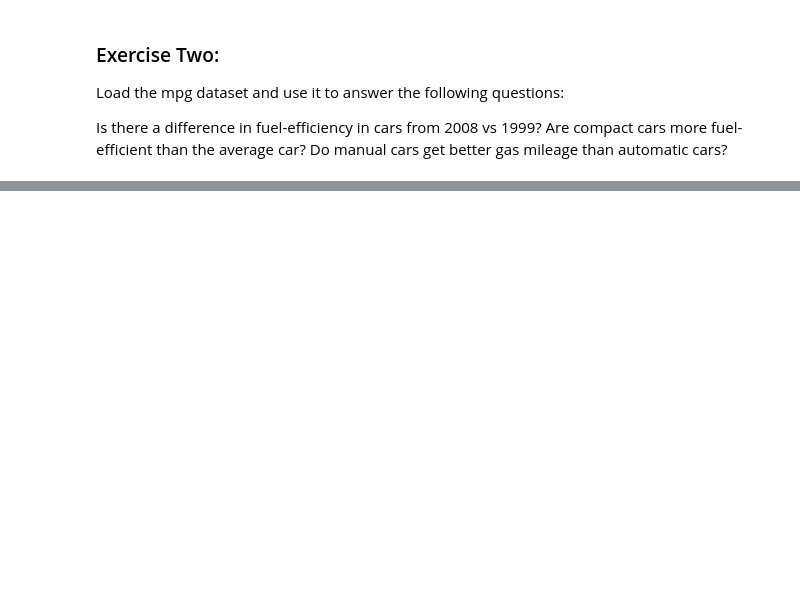
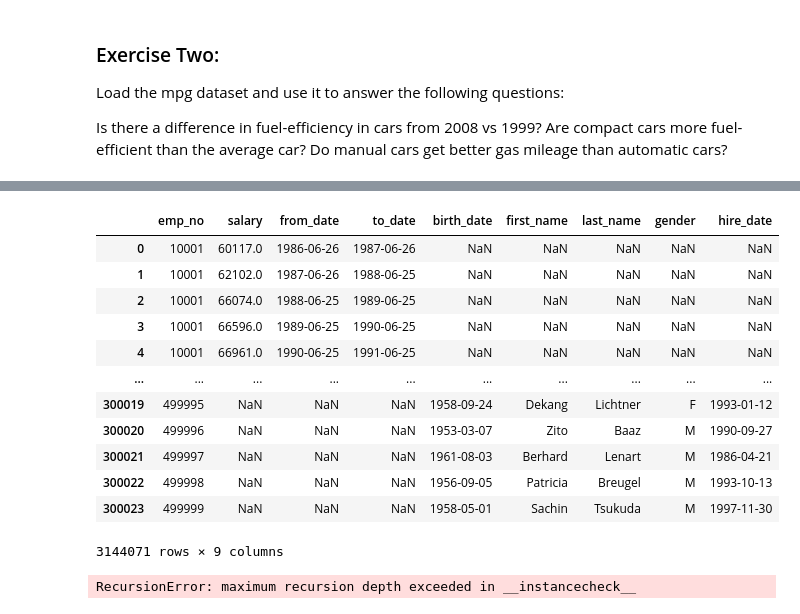
Before and after one commit to jeneyring/Stats, a Jupyter notebook: hypothesis_testing.ipynb, the cells around one changed output, grey strips where cells are left out. Saved outputs shown, nothing was run; the diff lists cells and outputs as text; code cells hidden in the pictures; blank space fills up the shorter version.

```diff
--- a/hypothesis_testing.ipynb
+++ b/hypothesis_testing.ipynb
@@ -247,0 +329,8 @@ TypeError: unsupported operand type(s) for /: 'str' and 'int'
+# %%
+import pandas as pd
+import env
+url = f'mysql+pymysql://{env.user}:{env.password}@{env.host}/employees'
+
+salaries = pd.read_sql('SELECT * FROM salaries', url)
+titles = pd.read_sql('SELECT * FROM titles', url)
+employees = pd.read_sql('SELECT * FROM employees', url)
@@ -247,0 +349,17 @@ TypeError: unsupported operand type(s) for /: 'str' and 'int'
+# %%
+df_salary = pd.concat([salaries, employees])
+df_salary
+# %% [output]
+|  | emp_no | salary | from_date | to_date | birth_date | first_name | last_name | gender | hire_date |
+| 0 | 10001 | 60117.0 | 1986-06-26 | 1987-06-26 | NaN | NaN | NaN | NaN | NaN |
+| 1 | 10001 | 62102.0 | 1987-06-26 | 1988-06-25 | NaN | NaN | NaN | NaN | NaN |
+| 2 | 10001 | 66074.0 | 1988-06-25 | 1989-06-25 | NaN | NaN | NaN | NaN | NaN |
+| 3 | 10001 | 66596.0 | 1989-06-25 | 1990-06-25 | NaN | NaN | NaN | NaN | NaN |
+| 4 | 10001 | 66961.0 | 1990-06-25 | 1991-06-25 | NaN | NaN | NaN | NaN | NaN |
+| ... | ... | ... | ... | ... | ... | ... | ... | ... | ... |
+| 300019 | 499995 | NaN | NaN | NaN | 1958-09-24 | Dekang | Lichtner | F | 1993-01-12 |
+| 300020 | 499996 | NaN | NaN | NaN | 1953-03-07 | Zito | Baaz | M | 1990-09-27 |
+| 300021 | 499997 | NaN | NaN | NaN | 1961-08-03 | Berhard | Lenart | M | 1986-04-21 |
+| 300022 | 499998 | NaN | NaN | NaN | 1956-09-05 | Patricia | Breugel | M | 1993-10-13 |
+| 300023 | 499999 | NaN | NaN | NaN | 1958-05-01 | Sachin | Tsukuda | M | 1997-11-30 |
+3144071 rows × 9 columns
@@ -247,0 +369,4 @@ TypeError: unsupported operand type(s) for /: 'str' and 'int'
+# %%
+df_salary.head()
+# %% [output]
+RecursionError: maximum recursion depth exceeded in __instancecheck__
```
Also changed, not shown: parts of 46 cells of this notebook, 4 other files.
